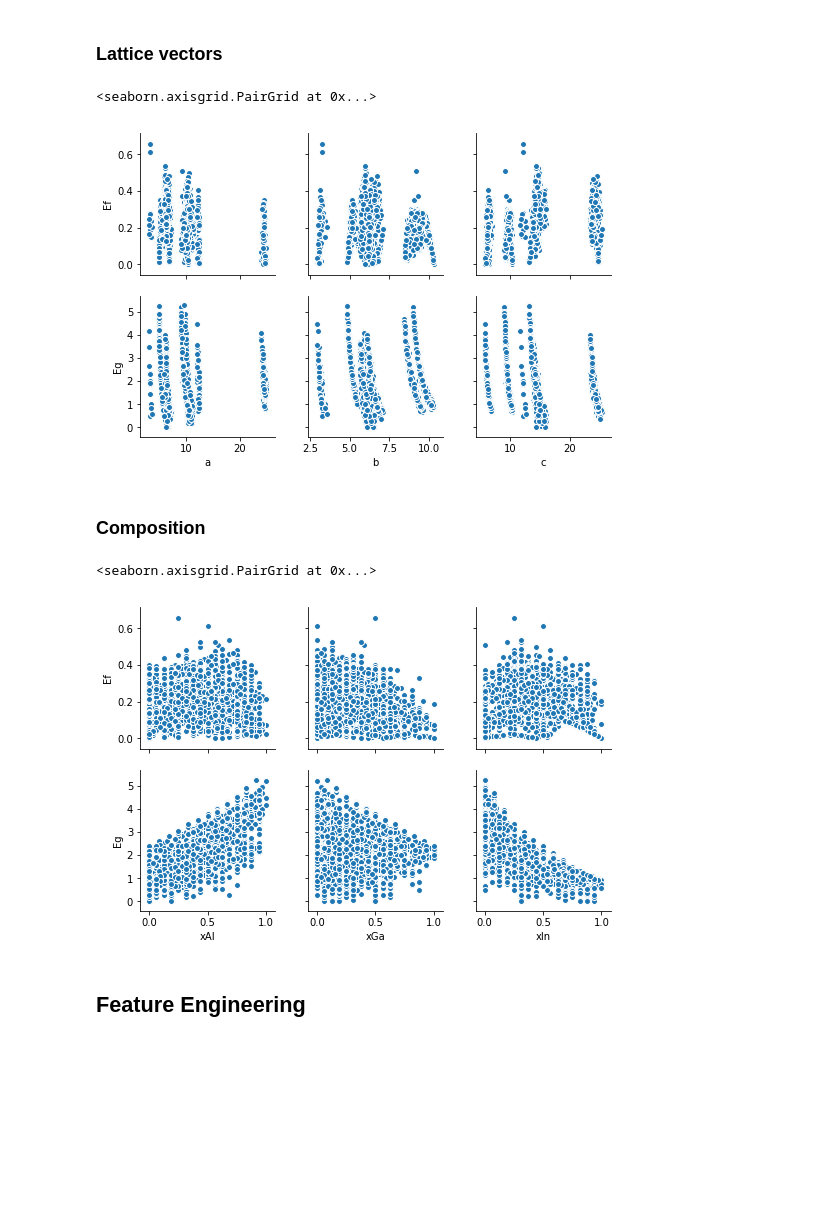
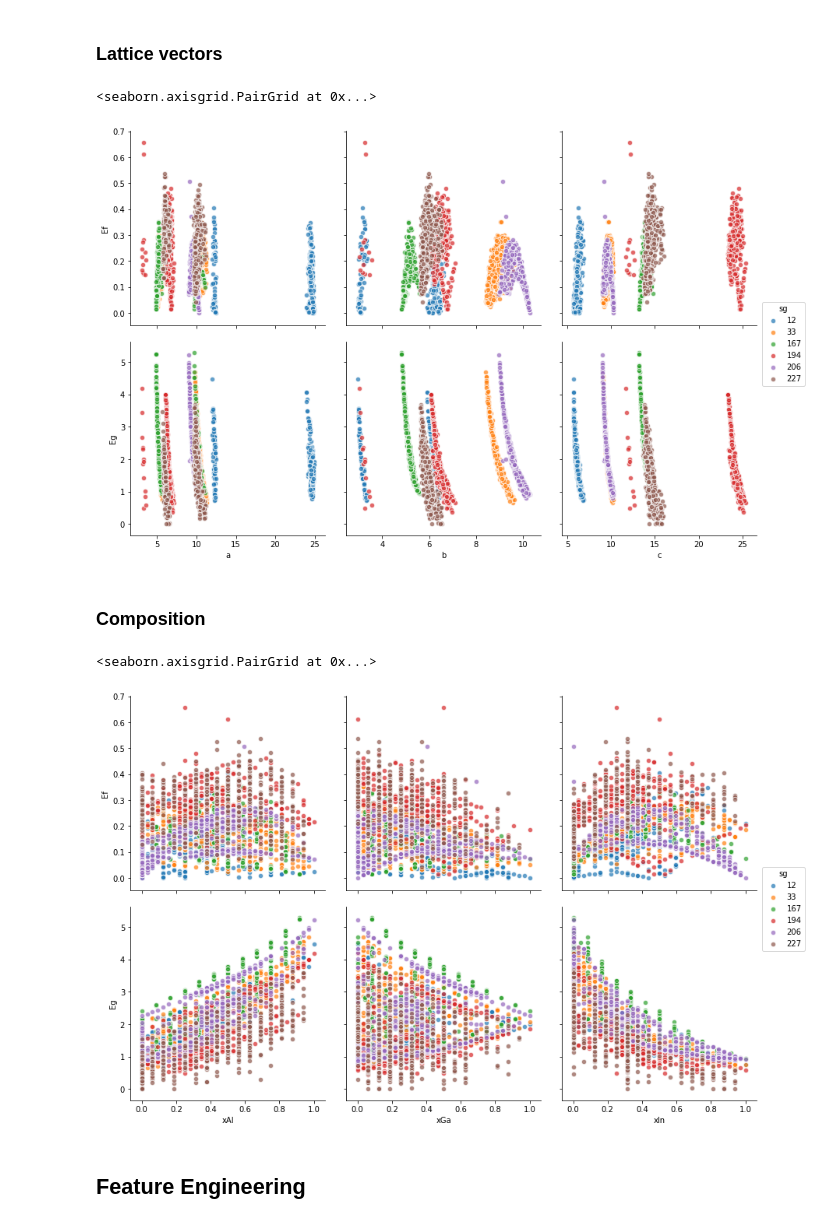
Before and after one commit to rostyslavb/DRU-DS100-w3, a Jupyter notebook: kaggle/transparent_conductors/kernel.ipynb, the cells around one changed output. Cells and saved outputs as stored; diff of their text form; code cells hidden in the pictures; blank space fills up the shorter version.

```diff
--- a/kaggle/transparent_conductors/kernel.ipynb
+++ b/kaggle/transparent_conductors/kernel.ipynb
@@ -146,17 +150,17 @@ sns.pairplot(train, x_vars=angle_labels, y_vars=['Ef', 'Eg'])
 # %% [markdown]
 ### Lattice vectors
 # %%
-sns.pairplot(train, x_vars=vector_labels, y_vars=['Ef', 'Eg'])
+sns.pairplot(train, x_vars=vector_labels, y_vars=['Ef', 'Eg'], hue='sg', plot_kws={"s": 40, "alpha":0.7}, size=4)
 # %% [output]
 <seaborn.axisgrid.PairGrid at 0x...>
-[figure, old version]
+[figure, new version]
 # %% [markdown]
 ### Composition
 # %%
-sns.pairplot(train, x_vars=composition_labels, y_vars=['Ef', 'Eg'])
+sns.pairplot(train, x_vars=composition_labels, y_vars=['Ef', 'Eg'], hue='sg', plot_kws={"s": 40, "alpha":0.7}, size=4)
 # %% [output]
 <seaborn.axisgrid.PairGrid at 0x...>
-[figure, old version]
+[figure, new version]
 # %% [markdown]
 ## Feature Engineering
 # %% [markdown]
```
Also changed, not shown: parts of 42 cells of this notebook, 2 other files.
